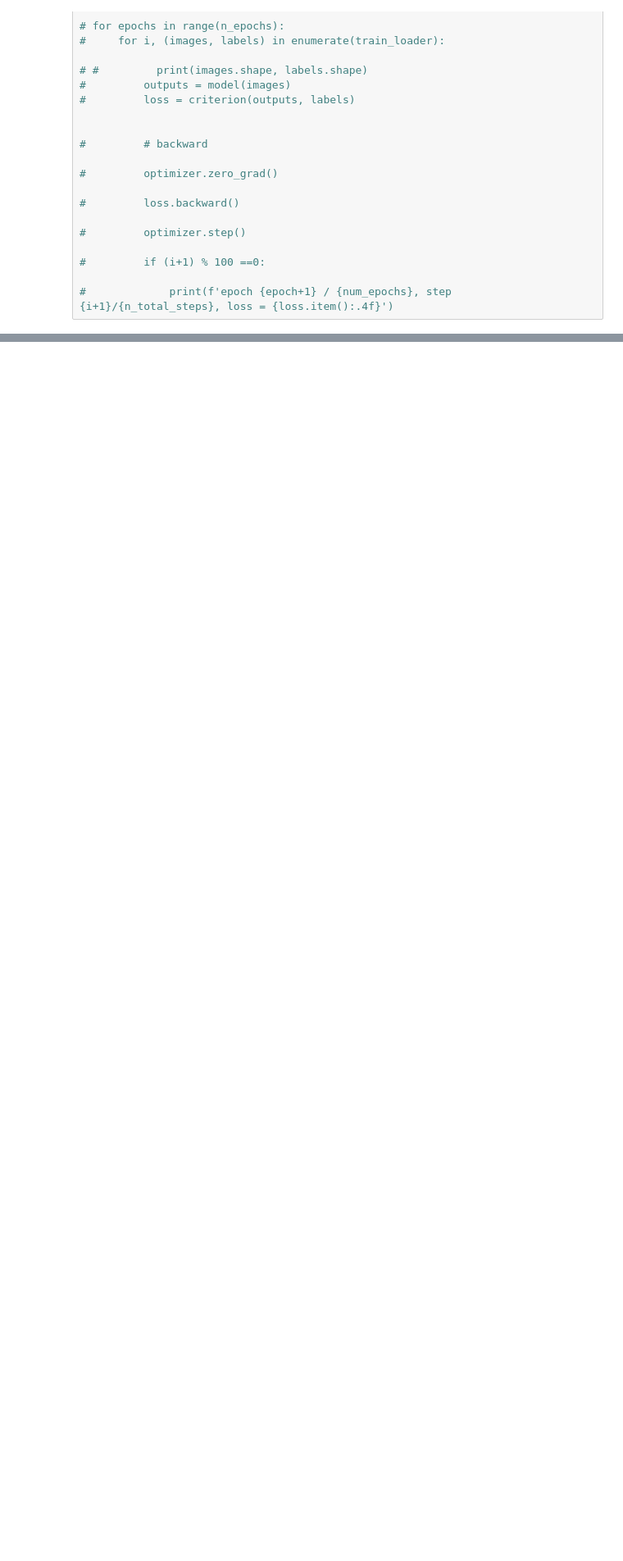
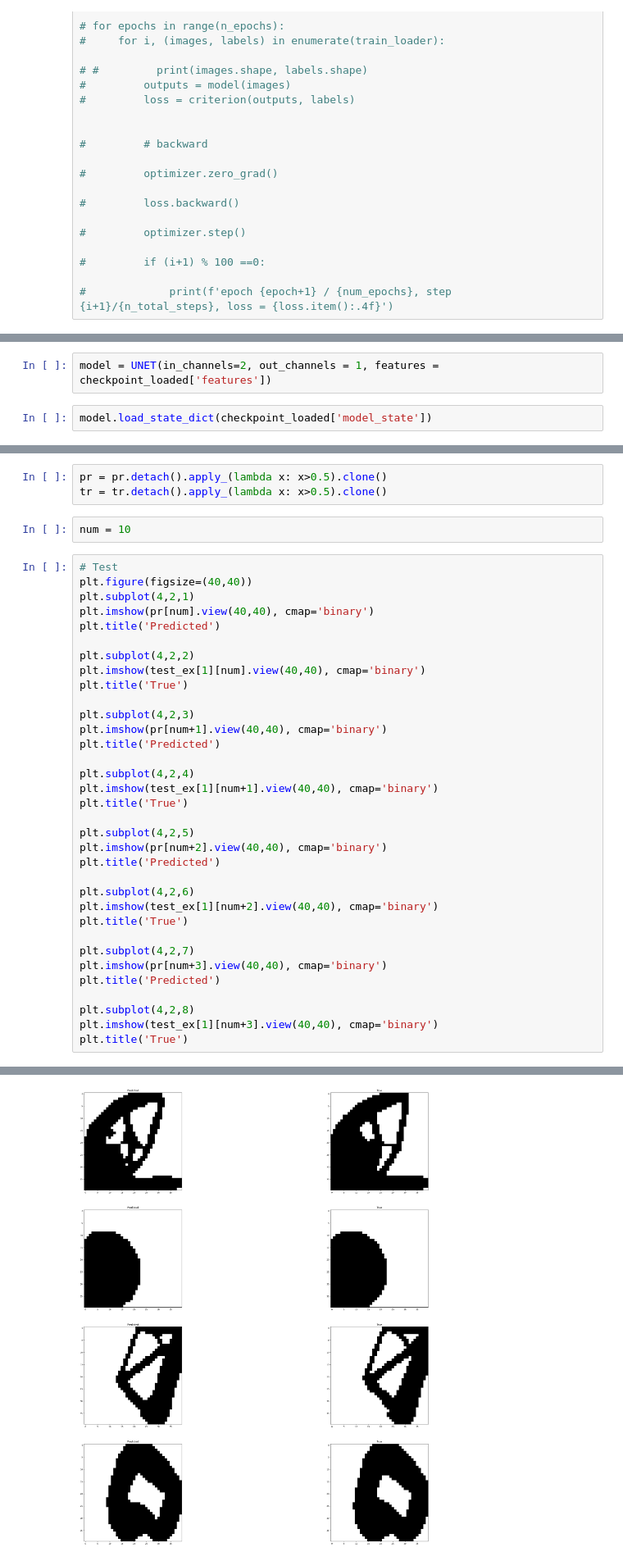
Before and after one commit to barracuda049/dl, a Jupyter notebook: model_fo_sw.ipynb, the cells around one changed output, grey strips where cells are left out. Shown: that part at 82% size. Cells and saved outputs as stored; diff of their text form; blank space fills up the shorter version.

Commit message:
Implementation of unet

```diff
--- a/model_fo_sw.ipynb
+++ b/model_fo_sw.ipynb
@@ -631,0 +361,4 @@ test_ex = next(iter(test_set))
+# %%
+model = UNET(in_channels=2, out_channels = 1, features = checkpoint_loaded['features'])
+# %%
+model.load_state_dict(checkpoint_loaded['model_state'])
@@ -648,0 +370,40 @@ plt.imshow(test_ex[0][0][0].view(40,40), cmap='binary')
+# %%
+pr = pr.detach().apply_(lambda x: x>0.5).clone()
+tr = tr.detach().apply_(lambda x: x>0.5).clone()
+# %%
+num = 10
+# %%
+# Test
+plt.figure(figsize=(40,40))
+plt.subplot(4,2,1)
+plt.imshow(pr[num].view(40,40), cmap='binary')
+plt.title('Predicted')
+
+plt.subplot(4,2,2)
+plt.imshow(test_ex[1][num].view(40,40), cmap='binary')
+plt.title('True')
+
+plt.subplot(4,2,3)
+plt.imshow(pr[num+1].view(40,40), cmap='binary')
+plt.title('Predicted')
+
+plt.subplot(4,2,4)
+plt.imshow(test_ex[1][num+1].view(40,40), cmap='binary')
+plt.title('True')
+
+plt.subplot(4,2,5)
+plt.imshow(pr[num+2].view(40,40), cmap='binary')
+plt.title('Predicted')
+
+plt.subplot(4,2,6)
+plt.imshow(test_ex[1][num+2].view(40,40), cmap='binary')
+plt.title('True')
+
+plt.subplot(4,2,7)
+plt.imshow(pr[num+3].view(40,40), cmap='binary')
+plt.title('Predicted')
+
+plt.subplot(4,2,8)
+plt.imshow(test_ex[1][num+3].view(40,40), cmap='binary')
+plt.title('True')
+# %% [output]
@@ -648,0 +411 @@ plt.imshow(test_ex[0][0][0].view(40,40), cmap='binary')
+[figure, added]
```
Also changed, not shown: parts of 47 cells of this notebook.
